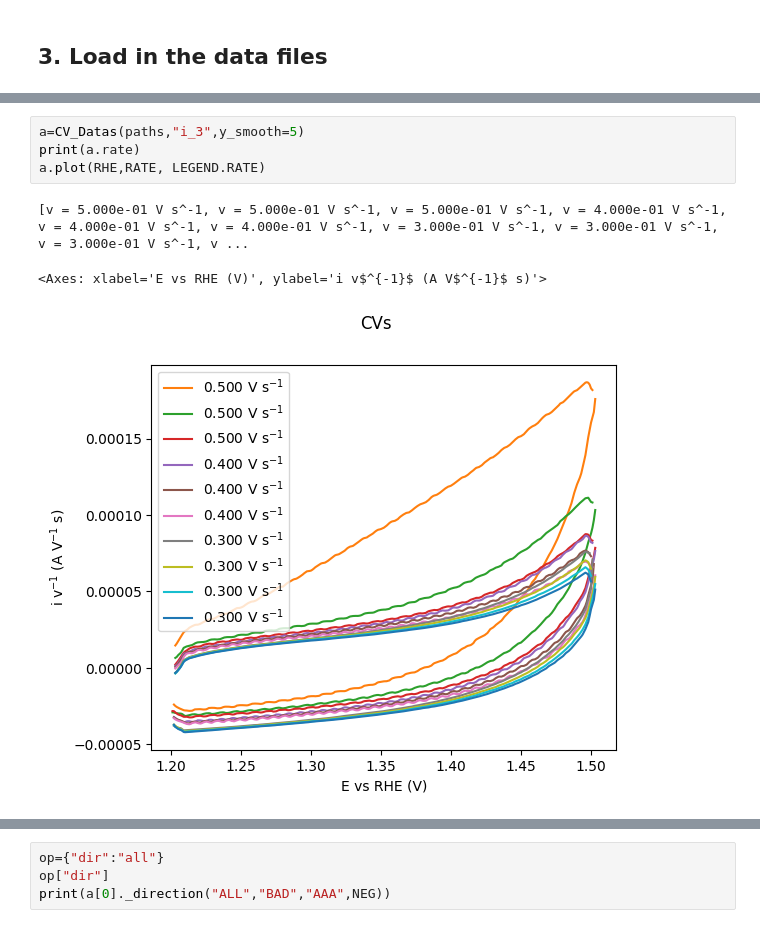
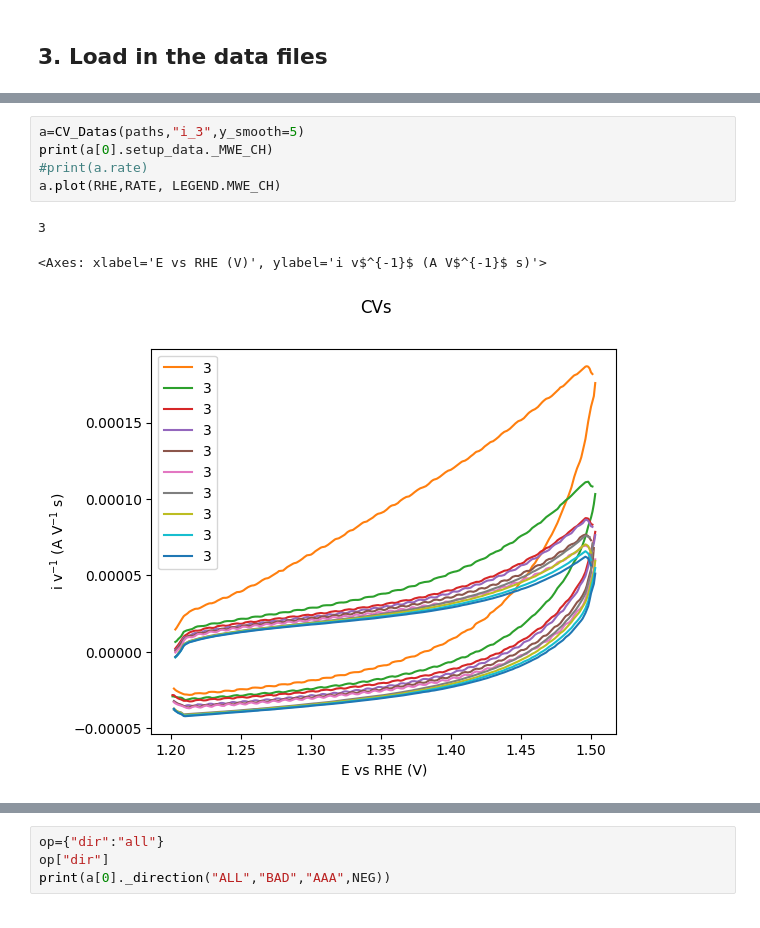
Before and after one commit to NordicEC/EC4py, a Jupyter notebook: dev/CV_Datas/MWE_CV_Datas_1_capacitance.ipynb, the cells around one changed output, grey strips where cells are left out. Saved outputs shown, nothing was run; the diff lists cells and outputs as text.

```diff
--- a/dev/CV_Datas/MWE_CV_Datas_1_capacitance.ipynb
+++ b/dev/CV_Datas/MWE_CV_Datas_1_capacitance.ipynb
@@ -48,9 +68,10 @@ c:\Users\gustav.wiberg\Documents\GitHub\NordicEC\EC4py\test_data\CV\MWE\Capacita
 [figure]
 # %%
 a=CV_Datas(paths,"i_3",y_smooth=5)
-print(a.rate)
-a.plot(RHE,RATE, LEGEND.RATE)
+print(a[0].setup_data._MWE_CH)
+#print(a.rate)
+a.plot(RHE,RATE, LEGEND.MWE_CH)
 # %% [output]
-[v = 5.000e-01 V s^-1, v = 5.000e-01 V s^-1, v = 5.000e-01 V s^-1, v = 4.000e-01 V s^-1, v = 4.000e-01 V s^-1, v = 4.000e-01 V s^-1, v = 3.000e-01 V s^-1, v = 3.000e-01 V s^-1, v = 3.000e-01 V s^-1, v ...
+3
 <Axes: xlabel='E vs RHE (V)', ylabel='i v$^{-1}$ (A V$^{-1}$ s)'>
-[figure, old version]
+[figure, new version]
```
Also changed, not shown: parts of 20 cells of this notebook, 17 other files.
